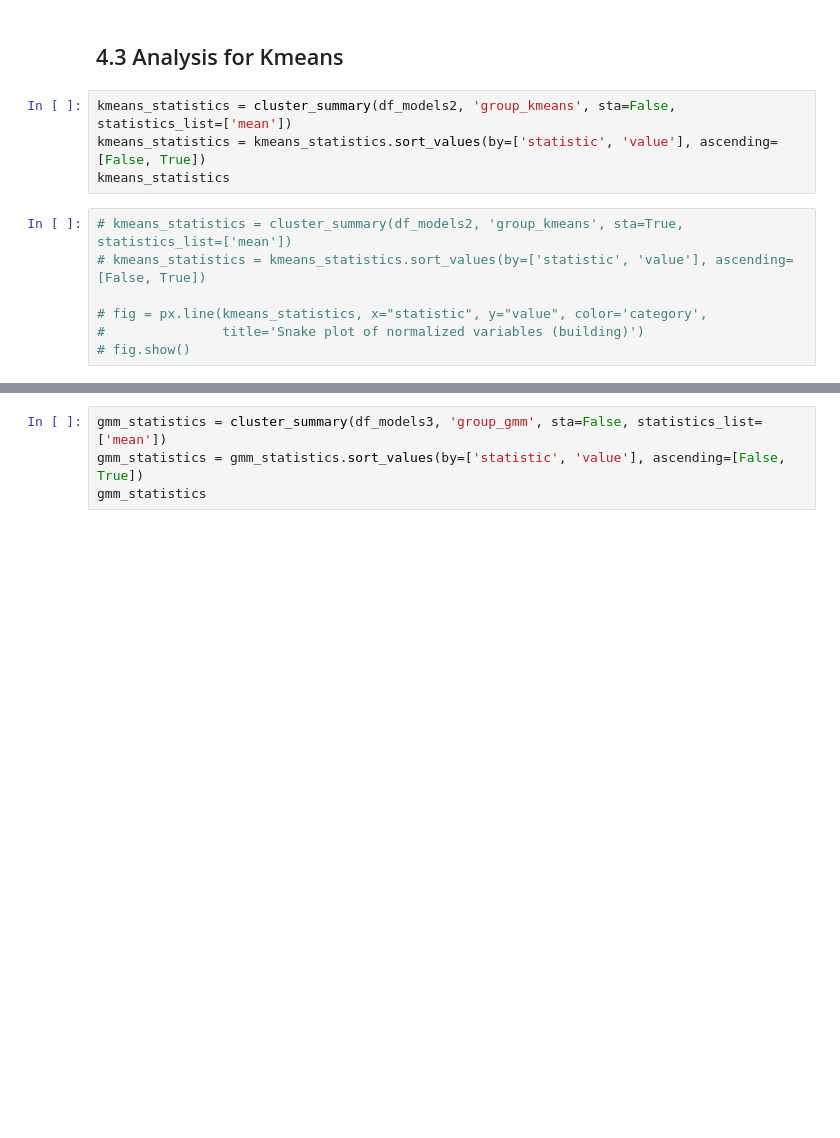
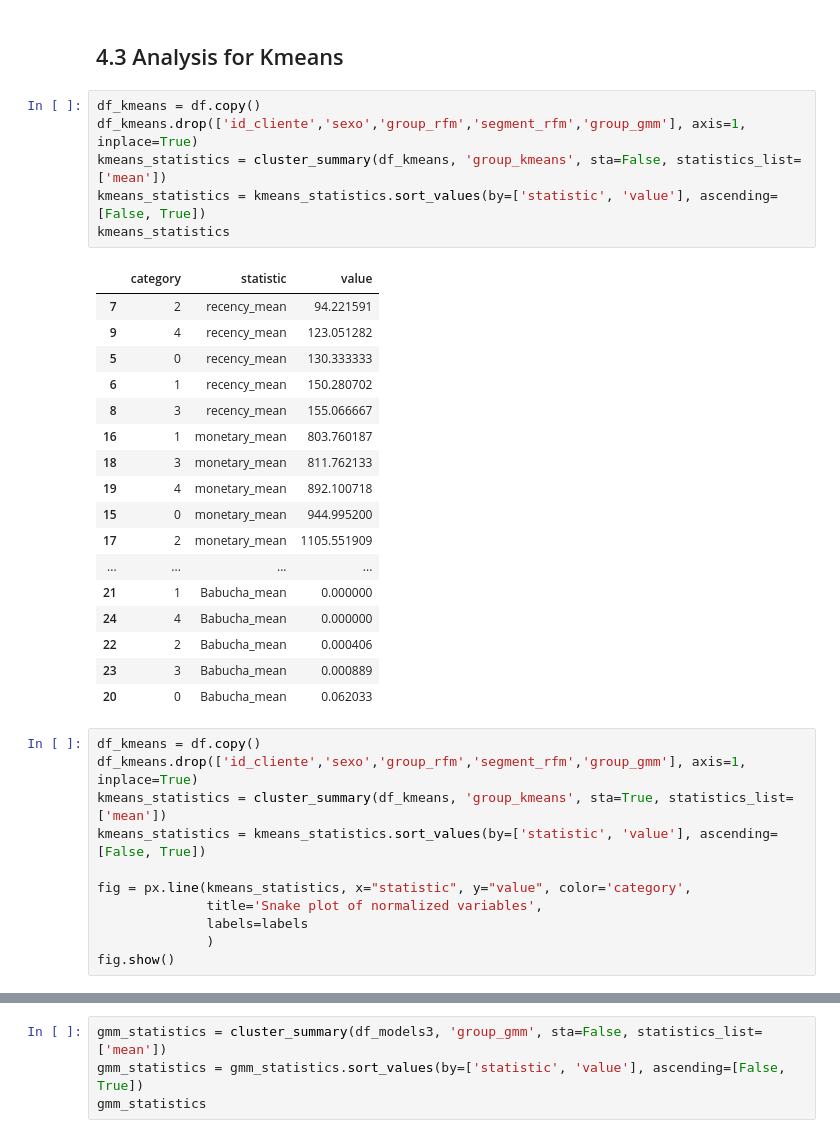
Before and after one commit to oecorrechag/Project-Australia, a Jupyter notebook: notebooks/4.0_graficos.ipynb, the cells around one changed output, grey strips where cells are left out. Cells and saved outputs as stored; diff of their text form; blank space fills up the shorter version.

Commit message:
4.0 plot kmeans

```diff
--- a/notebooks/4.0_graficos.ipynb
+++ b/notebooks/4.0_graficos.ipynb
@@ -103,13 +102,37 @@ fig.show()
 # %% [markdown]
 ## 4.3 Analysis for Kmeans
 # %%
-kmeans_statistics = cluster_summary(df_models2, 'group_kmeans', sta=False, statistics_list=['mean'])
+df_kmeans = df.copy()
+df_kmeans.drop(['id_cliente','sexo','group_rfm','segment_rfm','group_gmm'], axis=1, inplace=True)
+kmeans_statistics = cluster_summary(df_kmeans, 'group_kmeans', sta=False, statistics_list=['mean'])
 kmeans_statistics = kmeans_statistics.sort_values(by=['statistic', 'value'], ascending=[False, True])
 kmeans_statistics
+# %% [output]
+|  | category | statistic | value |
+| 7 | 2 | recency_mean | 94.221591 |
+| 9 | 4 | recency_mean | 123.051282 |
+| 5 | 0 | recency_mean | 130.333333 |
+| 6 | 1 | recency_mean | 150.280702 |
+| 8 | 3 | recency_mean | 155.066667 |
+| 16 | 1 | monetary_mean | 803.760187 |
+| 18 | 3 | monetary_mean | 811.762133 |
+| 19 | 4 | monetary_mean | 892.100718 |
+| 15 | 0 | monetary_mean | 944.995200 |
+| 17 | 2 | monetary_mean | 1105.551909 |
+| ... | ... | ... | ... |
+| 21 | 1 | Babucha_mean | 0.000000 |
+| 24 | 4 | Babucha_mean | 0.000000 |
+| 22 | 2 | Babucha_mean | 0.000406 |
+| 23 | 3 | Babucha_mean | 0.000889 |
+| 20 | 0 | Babucha_mean | 0.062033 |
 # %%
-# kmeans_statistics = cluster_summary(df_models2, 'group_kmeans', sta=True, statistics_list=['mean'])
-# kmeans_statistics = kmeans_statistics.sort_values(by=['statistic', 'value'], ascending=[False, True])
+df_kmeans = df.copy()
+df_kmeans.drop(['id_cliente','sexo','group_rfm','segment_rfm','group_gmm'], axis=1, inplace=True)
+kmeans_statistics = cluster_summary(df_kmeans, 'group_kmeans', sta=True, statistics_list=['mean'])
+kmeans_statistics = kmeans_statistics.sort_values(by=['statistic', 'value'], ascending=[False, True])
 
-# fig = px.line(kmeans_statistics, x="statistic", y="value", color='category',
-#               title='Snake plot of normalized variables (building)')
-# fig.show()
+fig = px.line(kmeans_statistics, x="statistic", y="value", color='category',
+              title='Snake plot of normalized variables',
+              labels=labels
+              )
+fig.show()
```
Also changed, not shown: parts of 4 cells of this notebook.
